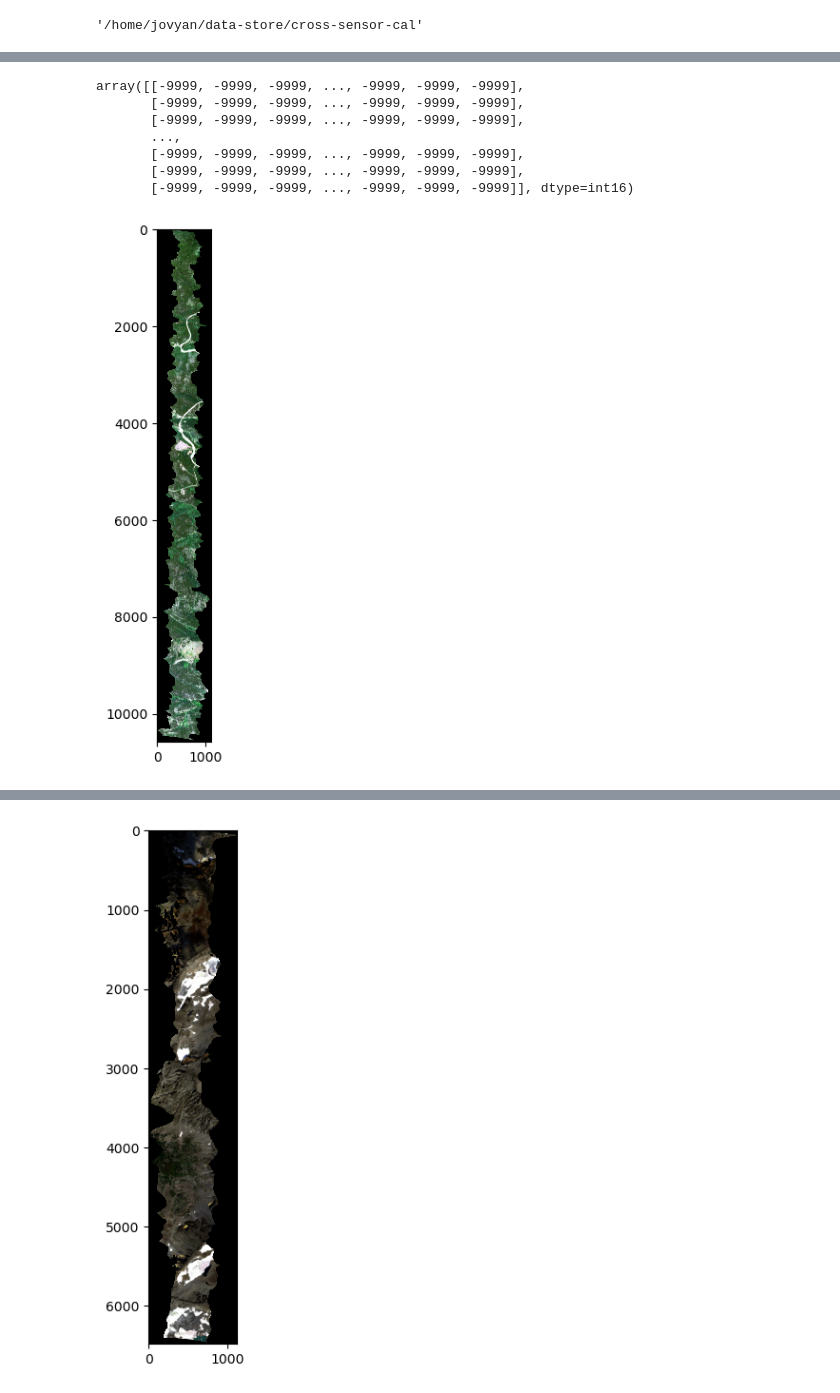
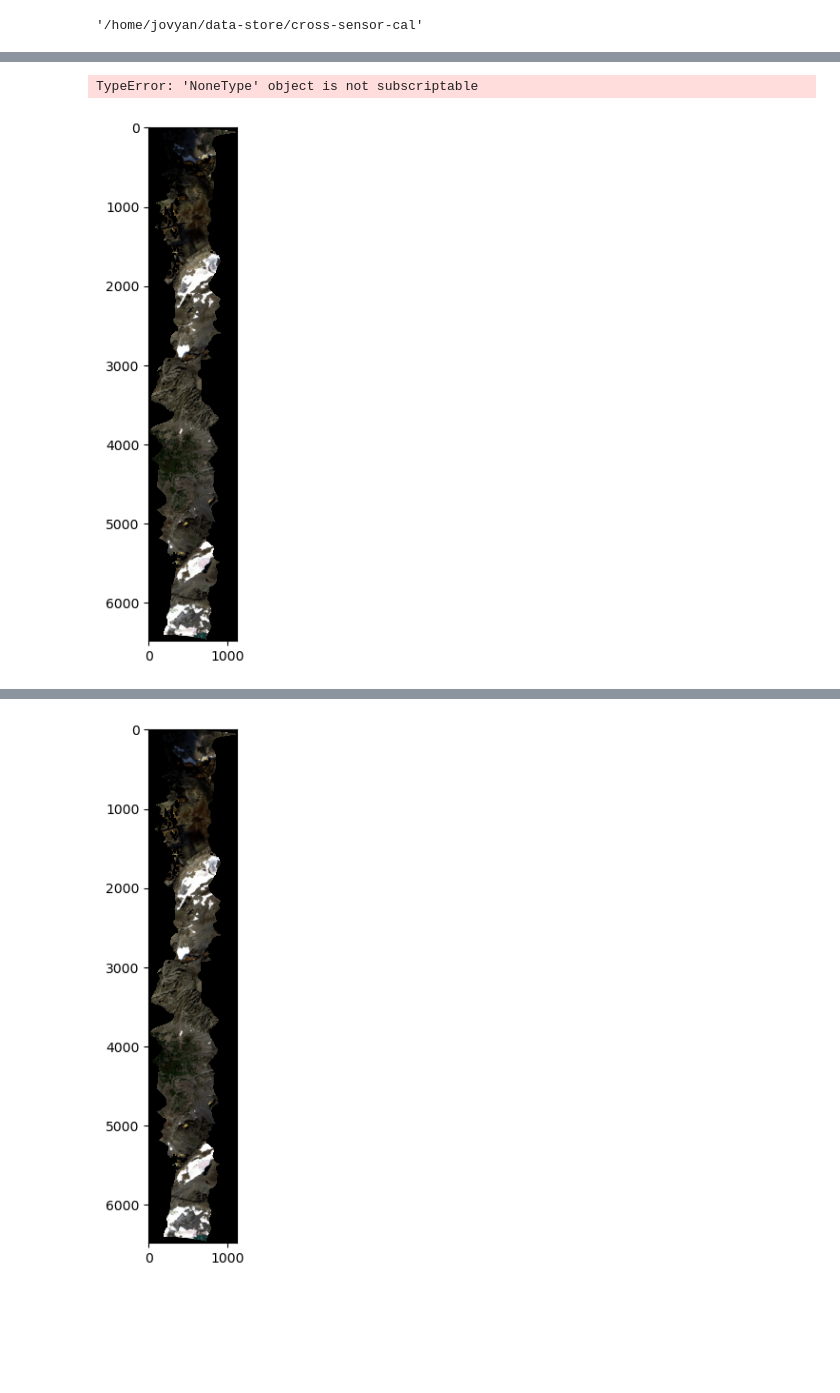
Before and after one commit to earthlab/cross-sensor-cal, a Jupyter notebook: diagnostic_plots.ipynb, the cells around one changed output, grey strips where cells are left out. Saved outputs shown, nothing was run; the diff lists cells and outputs as text; code cells hidden in the pictures; blank space fills up the shorter version.

Commit message:
diag plot

```diff
--- a/diagnostic_plots.ipynb
+++ b/diagnostic_plots.ipynb
@@ -61,22 +80,16 @@ plt.matshow(band)
 # %%
-topo_coeffs = 'export/NEON_D13_NIWO_DP1_20200807_163444_reflectance_topo_coeffs__corrected_0.json'
+topo_coeffs = 'export/NEON_D13_NIWO_DP1_20170904_181819_reflectance_topo_coeffs__corrected_0.json'
 envi.load_coeffs(topo_coeffs,'topo')
 
-brdf_coeffs = 'export/NEON_D13_NIWO_DP1_20200807_163444_reflectance_brdf_coeffs__corrected_0.json'
+brdf_coeffs = 'export/NEON_D13_NIWO_DP1_20170904_181819_reflectance_brdf_coeffs__corrected_0.json'
 envi.load_coeffs(brdf_coeffs,'brdf')
 # %%
 #print(envi.brdf)
 #print(envi.topo)
 # %%
-envi.get_wave(660,corrections= ['topo'])
+envi.get_wave(660,corrections= ['brdf'])
 # %% [output]
-array([[-9999, -9999, -9999, ..., -9999, -9999, -9999],
-       [-9999, -9999, -9999, ..., -9999, -9999, -9999],
-       [-9999, -9999, -9999, ..., -9999, -9999, -9999],
-       ...,
-       [-9999, -9999, -9999, ..., -9999, -9999, -9999],
-       [-9999, -9999, -9999, ..., -9999, -9999, -9999],
-       [-9999, -9999, -9999, ..., -9999, -9999, -9999]], dtype=int16)
+TypeError: 'NoneType' object is not subscriptable
 # %%
 def show_rgb(hy_obj,r=660,g=550,b=440, correct= []):
 
@@ -99,7 +112,7 @@ def show_rgb(hy_obj,r=660,g=550,b=440, correct= []):
     plt.show()
     plt.close()
 # %%
-show_rgb(envi, correct= [], mask = my_mask)
+show_rgb(envi, correct= [])
 # %% [output]
-[figure, old version]
+[figure, new version]
 # %%
```
Also changed, not shown: parts of 20 cells of this notebook.
